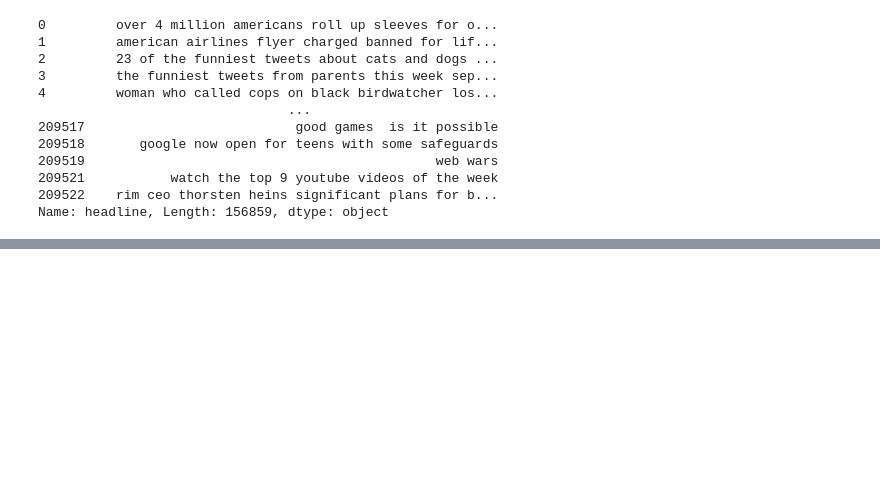
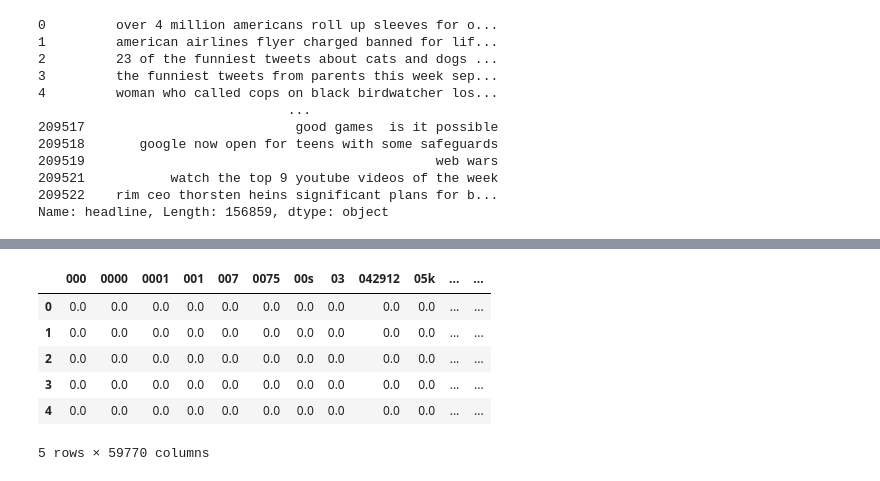
Before and after one commit to kevin-r-murphy/ba820, a Jupyter notebook: BA820.ipynb, the cells around one changed output, grey strips where cells are left out. Drawn from its saved outputs; the diff is of its cells as text; code cells hidden in the pictures; blank space fills up the shorter version.

```diff
--- a/BA820.ipynb
+++ b/BA820.ipynb
@@ -129,8 +129,9 @@ headlines
 209522    rim ceo thorsten heins significant plans for b...
 Name: headline, Length: 156859, dtype: object
 # %%
-from nltk.tokenize import word_tokenize
+from nltk.stem import WordNetLemmatizer
 import nltk
-nltk.download('punkt')
 nltk.download('wordnet')
-tokenized_headline = [word_tokenize(t) for t in headlines]
+lemmatizer = WordNetLemmatizer()
+lemma_headline = [lemmatizer.lemmatize(t) for t in headlines]
+lemma_headline
@@ -162,5 +137,0 @@ tokenized_headline
-# %%
-from nltk.stem import WordNetLemmatizer
-nltk.download('wordnet')
-lemmatizer = WordNetLemmatizer()
-lemma_headline = [[list((lemmatizer.lemmatize(t) for t in tokenized_headline[i]))] for i in range(0, len(tokenized_headline))]
@@ -169,0 +138,15 @@ lemma_headline = [[list((lemmatizer.lemmatize(t) for t in tokenized_headline[i])
+# %%
+from sklearn.feature_extraction.text import TfidfVectorizer
+tfid = TfidfVectorizer()
+tfid.fit(lemma_headline)
+tfid_vectors = pd.DataFrame(tfid.transform(lemma_headline).toarray(), columns = tfid.get_feature_names_out())
+# %%
+tfid_vectors.head()
+# %% [output]
+|  | 000 | 0000 | 0001 | 001 | 007 | 0075 | 00s | 03 | 042912 | 05k | ... | ... |
+| 0 | 0.0 | 0.0 | 0.0 | 0.0 | 0.0 | 0.0 | 0.0 | 0.0 | 0.0 | 0.0 | ... | ... |
+| 1 | 0.0 | 0.0 | 0.0 | 0.0 | 0.0 | 0.0 | 0.0 | 0.0 | 0.0 | 0.0 | ... | ... |
+| 2 | 0.0 | 0.0 | 0.0 | 0.0 | 0.0 | 0.0 | 0.0 | 0.0 | 0.0 | 0.0 | ... | ... |
+| 3 | 0.0 | 0.0 | 0.0 | 0.0 | 0.0 | 0.0 | 0.0 | 0.0 | 0.0 | 0.0 | ... | ... |
+| 4 | 0.0 | 0.0 | 0.0 | 0.0 | 0.0 | 0.0 | 0.0 | 0.0 | 0.0 | 0.0 | ... | ... |
+5 rows × 59770 columns
```
Also changed, not shown: parts of 3 cells of this notebook.
